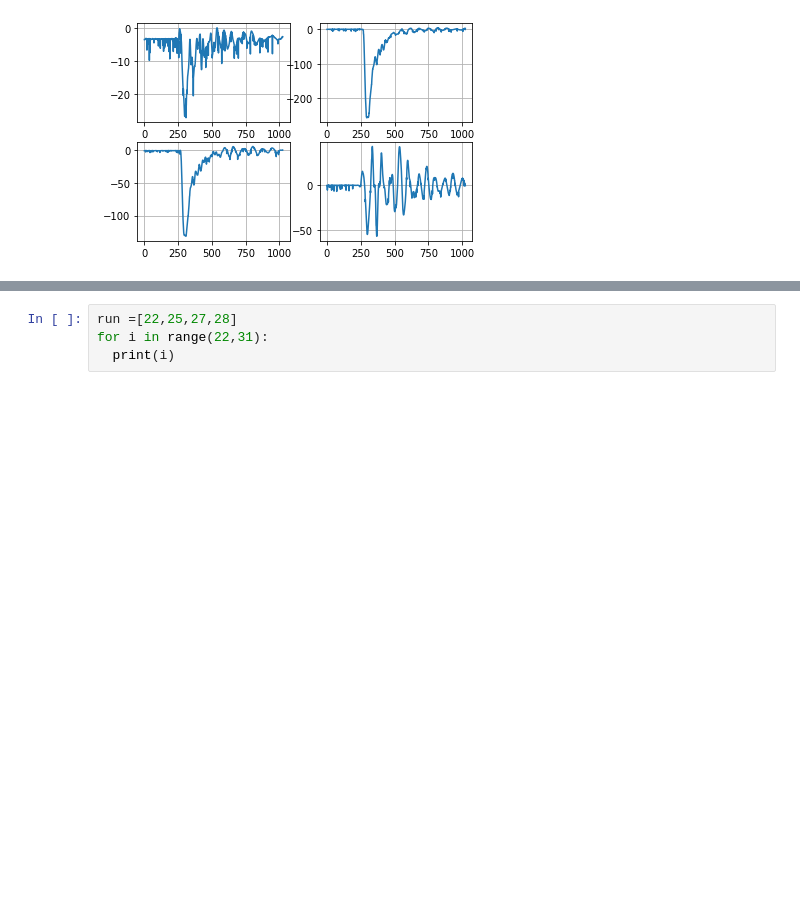
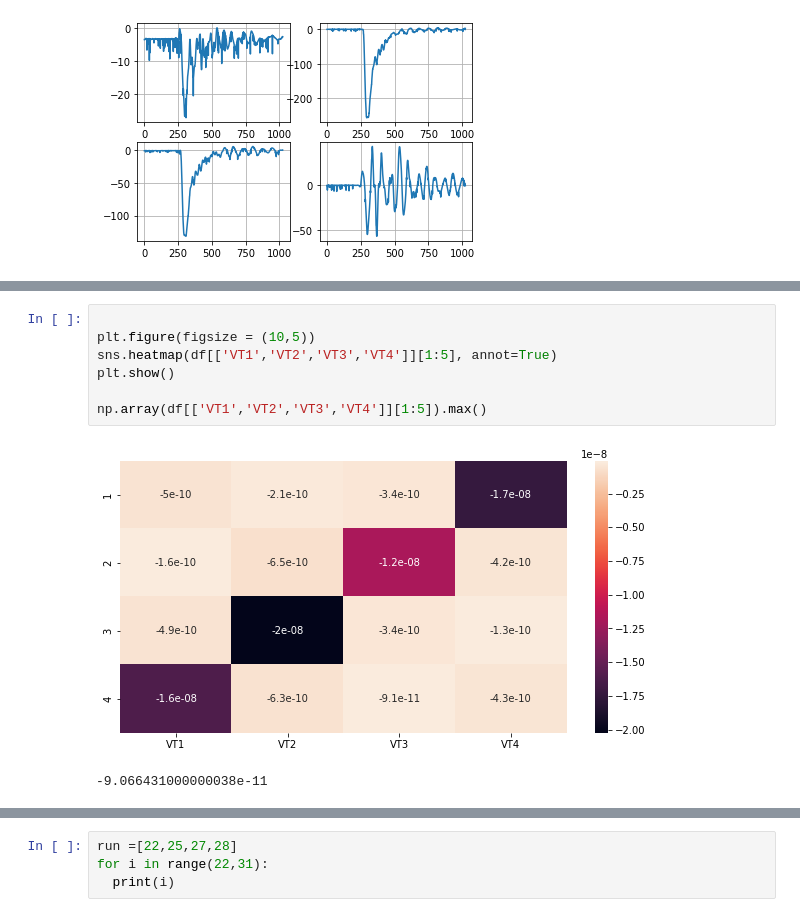
Before and after one commit to A-Rodano/cygno_cloud, a Jupyter notebook: Data_from_cloud.ipynb, the cells around one changed output, grey strips where cells are left out. Drawn from its saved outputs; the diff is of its cells as text; blank space fills up the shorter version.

```diff
--- a/Data_from_cloud.ipynb
+++ b/Data_from_cloud.ipynb
@@ -226,0 +238,10 @@ print(VT4)
+# %%
+
+plt.figure(figsize = (10,5))
+sns.heatmap(df[['VT1','VT2','VT3','VT4']][1:5], annot=True)
+plt.show()
+
+np.array(df[['VT1','VT2','VT3','VT4']][1:5]).max()
+# %% [output]
+[figure, added]
+-9.066431000000038e-11
```
Also changed, not shown: parts of 5 cells of this notebook.
